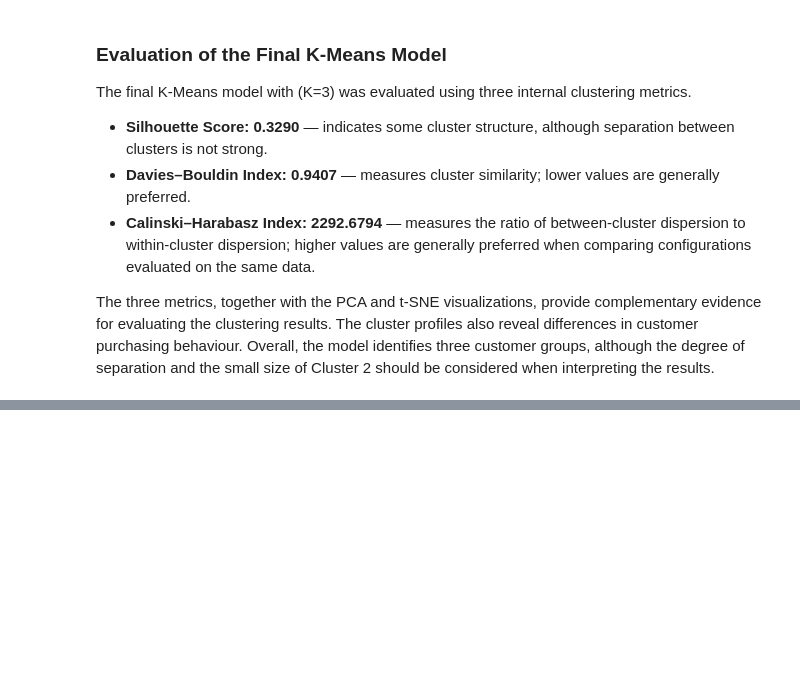
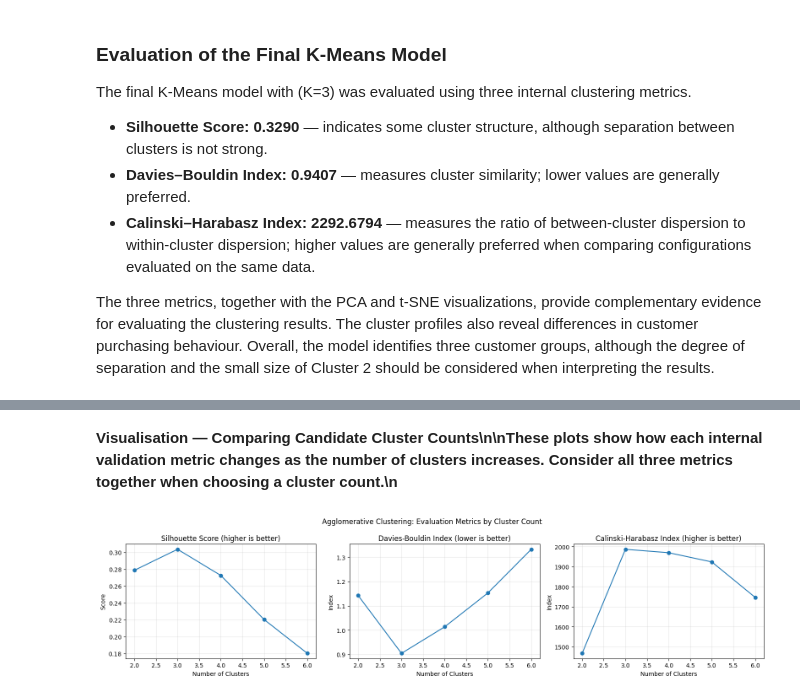
Before and after one commit to snehitha-araveti/ML-Capstone-Project-2026, a Jupyter notebook: notebooks/clustering.ipynb, the cells around one changed output, grey strips where cells are left out. Saved outputs shown, nothing was run; the diff lists cells and outputs as text; code cells hidden in the pictures; blank space fills up the shorter version.

```diff
--- a/notebooks/clustering.ipynb
+++ b/notebooks/clustering.ipynb
@@ -923,0 +968,17 @@ The three metrics, together with the PCA and t-SNE visualizations, provide compl
+# %%
+from sklearn.cluster import AgglomerativeClustering
+from sklearn.metrics import silhouette_score, davies_bouldin_score, calinski_harabasz_score
+
+agglomerative_results = []
+for n_clusters in [2, 3, 4, 5, 6]:
+    model = AgglomerativeClustering(n_clusters=n_clusters, linkage="ward")
+    labels = model.fit_predict(X_train_scaled)
+    agglomerative_results.append({
+        "Number of Clusters": n_clusters,
+        "Silhouette Score": silhouette_score(X_train_scaled, labels),
+        "Davies-Bouldin Index": davies_bouldin_score(X_train_scaled, labels),
+        "Calinski-Harabasz Index": calinski_harabasz_score(X_train_scaled, labels)
+    })
+
+agglomerative_evaluation = pd.DataFrame(agglomerative_results)
+display(agglomerative_evaluation.round(4))
@@ -923,0 +992,41 @@ The three metrics, together with the PCA and t-SNE visualizations, provide compl
+# %% [markdown]
+**Visualisation — Comparing Candidate Cluster Counts\n\nThese plots show how each internal validation metric changes as the number of clusters increases. Consider all three metrics together when choosing a cluster count.\n**
+# %%
+# Visual comparison of evaluation metrics across candidate cluster counts
+fig, axes = plt.subplots(1, 3, figsize=(16, 4))
+
+axes[0].plot(
+    agglomerative_evaluation["Number of Clusters"],
+    agglomerative_evaluation["Silhouette Score"],
+    marker="o"
+)
+axes[0].set_title("Silhouette Score (higher is better)")
+axes[0].set_xlabel("Number of Clusters")
+axes[0].set_ylabel("Score")
+axes[0].grid(True, alpha=0.3)
+
+axes[1].plot(
+    agglomerative_evaluation["Number of Clusters"],
+    agglomerative_evaluation["Davies-Bouldin Index"],
+    marker="o"
+)
+axes[1].set_title("Davies-Bouldin Index (lower is better)")
+axes[1].set_xlabel("Number of Clusters")
+axes[1].set_ylabel("Index")
+axes[1].grid(True, alpha=0.3)
+
+axes[2].plot(
+    agglomerative_evaluation["Number of Clusters"],
+    agglomerative_evaluation["Calinski-Harabasz Index"],
+    marker="o"
+)
+axes[2].set_title("Calinski-Harabasz Index (higher is better)")
+axes[2].set_xlabel("Number of Clusters")
+axes[2].set_ylabel("Index")
+axes[2].grid(True, alpha=0.3)
+
+plt.suptitle("Agglomerative Clustering: Evaluation Metrics by Cluster Count")
+plt.tight_layout()
+plt.show()
+# %% [output]
+[figure, added]
```
Also changed, not shown: parts of 18 cells of this notebook.
